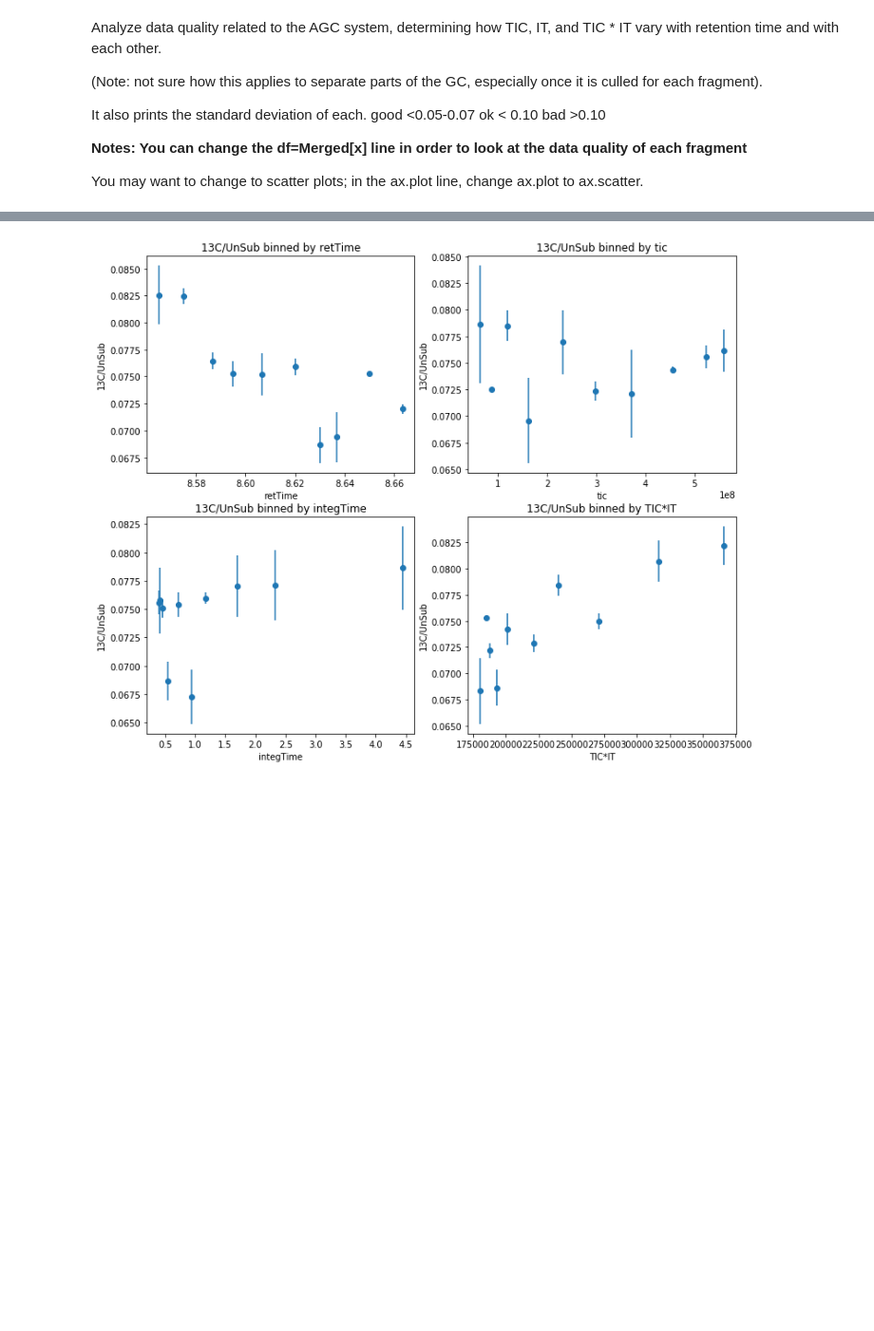
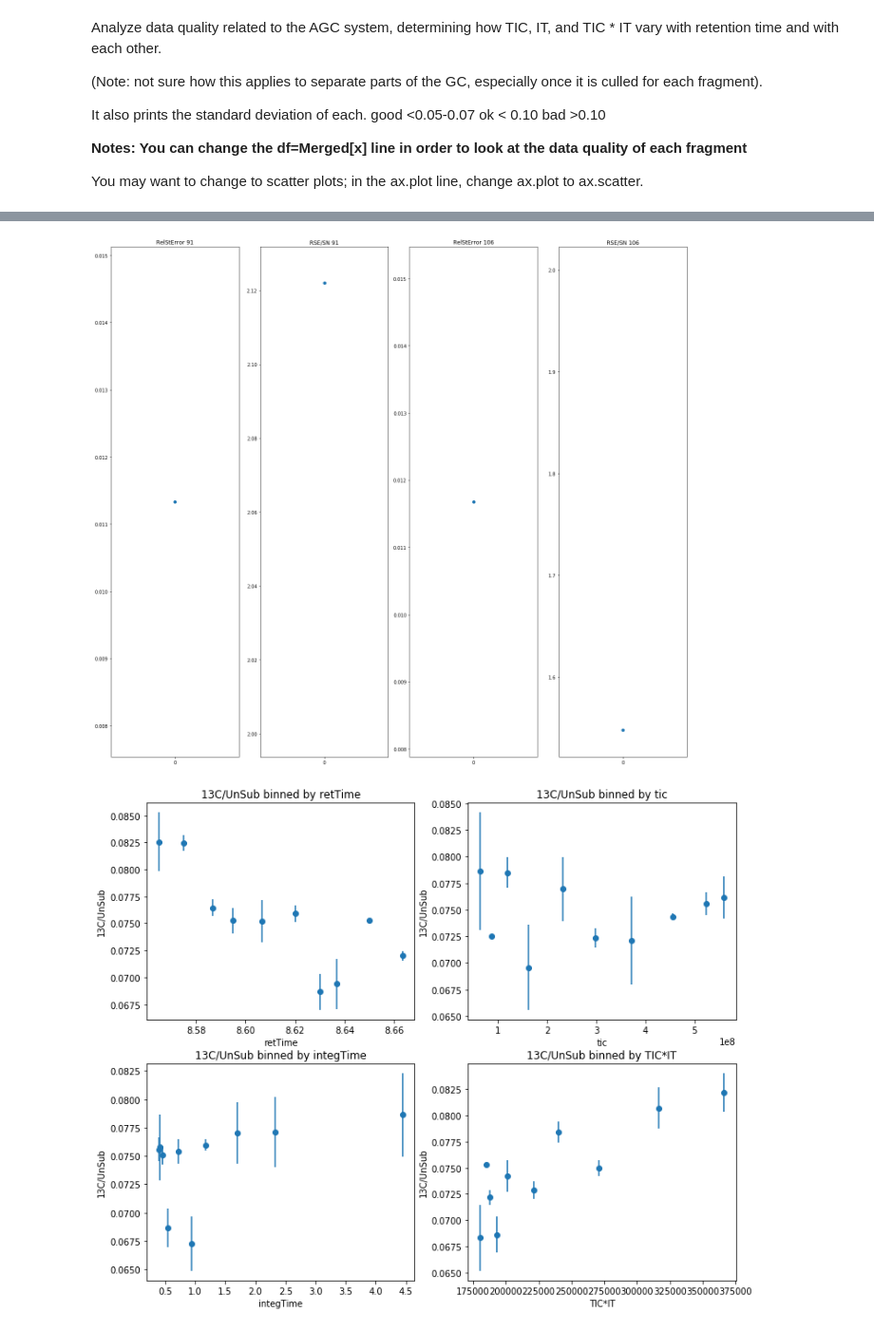
Before and after one commit to szeichner/OrbiDataPynbAnalysisCode, a Jupyter notebook: AnyRatioAnalysis.ipynb, the cells around one changed output, grey strips where cells are left out. Shown: that part at 95% size. Saved outputs shown, nothing was run; the diff lists cells and outputs as text; code cells hidden in the pictures; blank space fills up the shorter version.

```diff
--- a/AnyRatioAnalysis.ipynb
+++ b/AnyRatioAnalysis.ipynb
@@ -216 +170,6 @@ Analyze R values as a function of retention time and the AGC variables (TIC, IT,
+# %%
+
+DataQualityPlots.plotOutputList(Output,isotopeList, omitRatios)
+# %% [output]
+[figure, added]
 # %%
```
Also changed, not shown: parts of 15 cells of this notebook, 3 other files.
